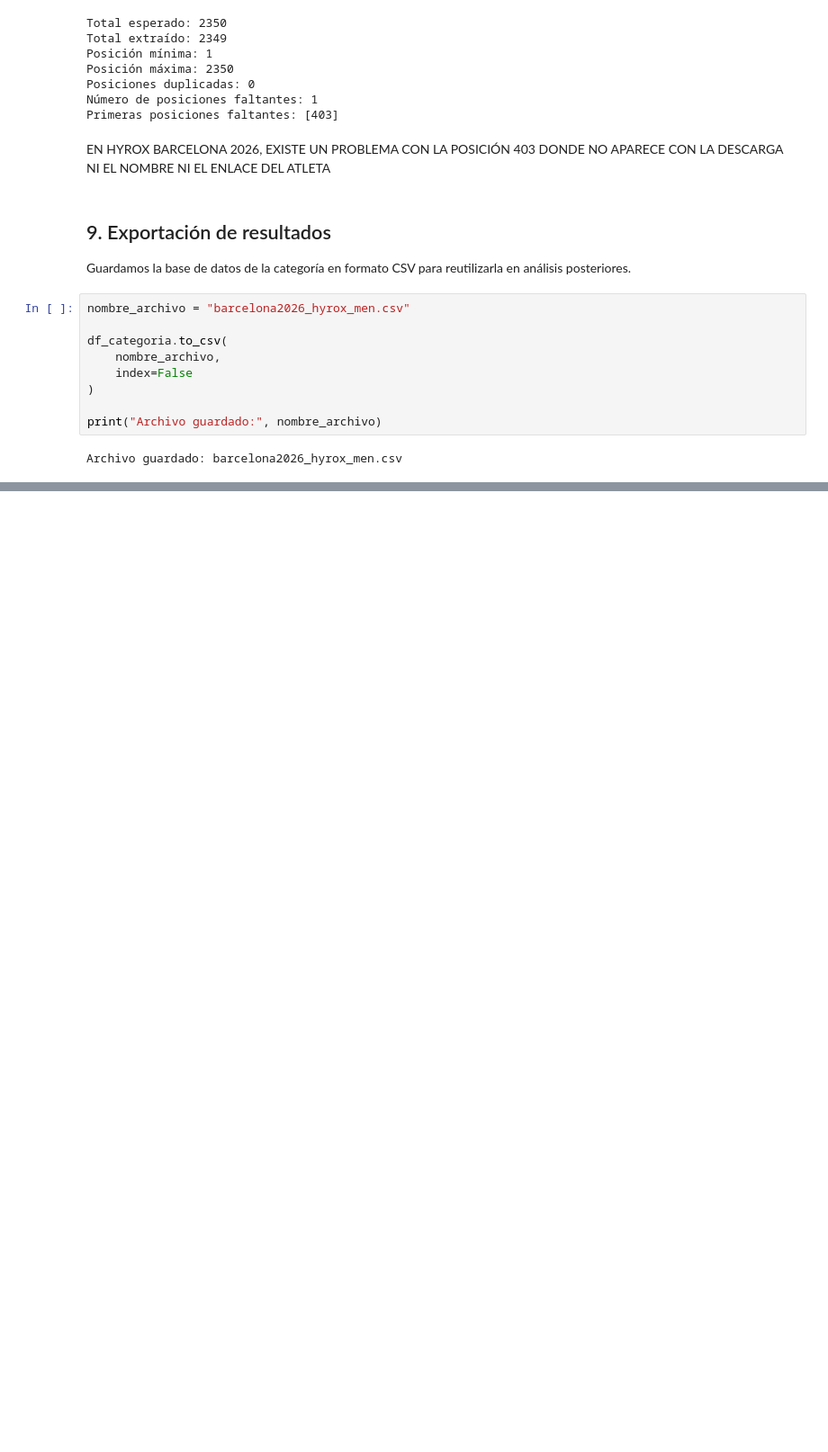
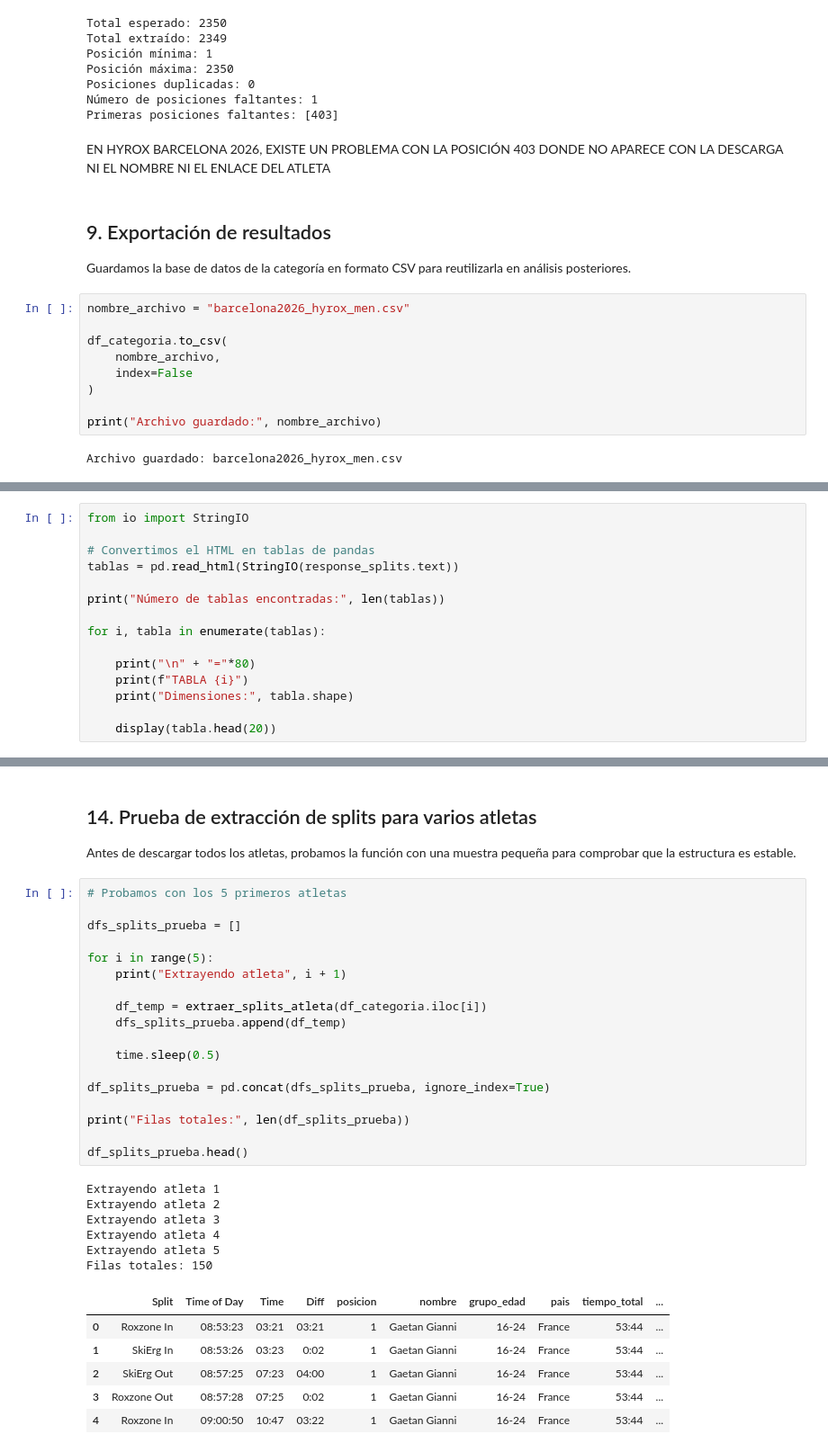
Before and after one commit to JaimeTS/hyrox-analysis, a Jupyter notebook: notebooks/01_scraping_hyrox.ipynb, the cells around one changed output, grey strips where cells are left out. Shown at 90% size. Cells and saved outputs as stored; diff of their text form; blank space fills up the shorter version.

```diff
--- a/notebooks/01_scraping_hyrox.ipynb
+++ b/notebooks/01_scraping_hyrox.ipynb
@@ -449,0 +539,15 @@ Archivo guardado: barcelona2026_hyrox_men.csv
+# %%
+from io import StringIO
+
+# Convertimos el HTML en tablas de pandas
+tablas = pd.read_html(StringIO(response_splits.text))
+
+print("Número de tablas encontradas:", len(tablas))
+
+for i, tabla in enumerate(tablas):
+
+    print("\n" + "="*80)
+    print(f"TABLA {i}")
+    print("Dimensiones:", tabla.shape)
+
+    display(tabla.head(20))
@@ -449,0 +708,35 @@ Archivo guardado: barcelona2026_hyrox_men.csv
+# %% [markdown]
+## 14. Prueba de extracción de splits para varios atletas
+
+Antes de descargar todos los atletas, probamos la función con una muestra pequeña para comprobar que la estructura es estable.
+# %%
+# Probamos con los 5 primeros atletas
+
+dfs_splits_prueba = []
+
+for i in range(5):
+    print("Extrayendo atleta", i + 1)
+
+    df_temp = extraer_splits_atleta(df_categoria.iloc[i])
+    dfs_splits_prueba.append(df_temp)
+
+    time.sleep(0.5)
+
+df_splits_prueba = pd.concat(dfs_splits_prueba, ignore_index=True)
+
+print("Filas totales:", len(df_splits_prueba))
+
+df_splits_prueba.head()
+# %% [output]
+Extrayendo atleta 1
+Extrayendo atleta 2
+Extrayendo atleta 3
+Extrayendo atleta 4
+Extrayendo atleta 5
+Filas totales: 150
+|  | Split | Time of Day | Time | Diff | posicion | nombre | grupo_edad | pais | tiempo_total | ... |
+| 0 | Roxzone In | 08:53:23 | 03:21 | 03:21 | 1 | Gaetan Gianni | 16-24 | France | 53:44 | ... |
+| 1 | SkiErg In | 08:53:26 | 03:23 | 0:02 | 1 | Gaetan Gianni | 16-24 | France | 53:44 | ... |
+| 2 | SkiErg Out | 08:57:25 | 07:23 | 04:00 | 1 | Gaetan Gianni | 16-24 | France | 53:44 | ... |
+| 3 | Roxzone Out | 08:57:28 | 07:25 | 0:02 | 1 | Gaetan Gianni | 16-24 | France | 53:44 | ... |
+| 4 | Roxzone In | 09:00:50 | 10:47 | 03:22 | 1 | Gaetan Gianni | 16-24 | France | 53:44 | ... |
```
Also changed, not shown: parts of 16 cells of this notebook.
